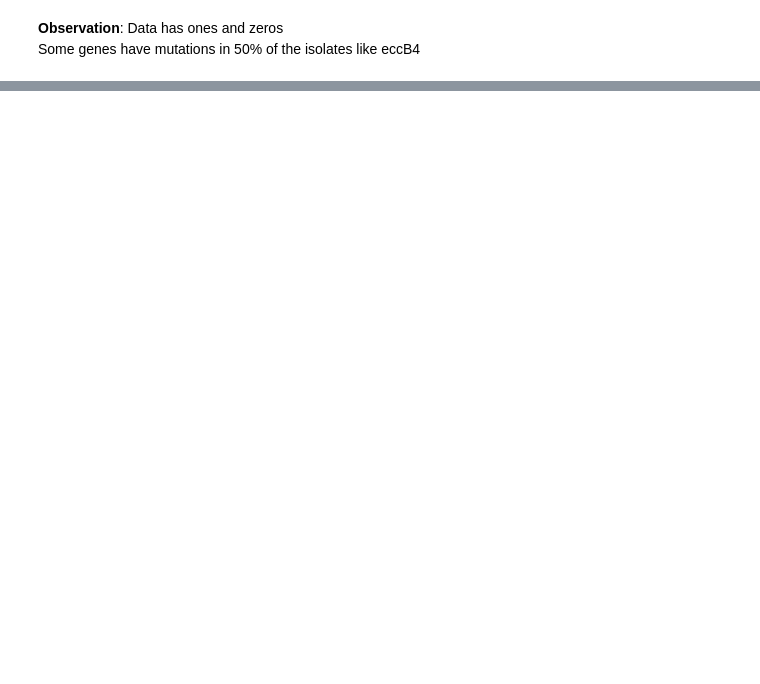
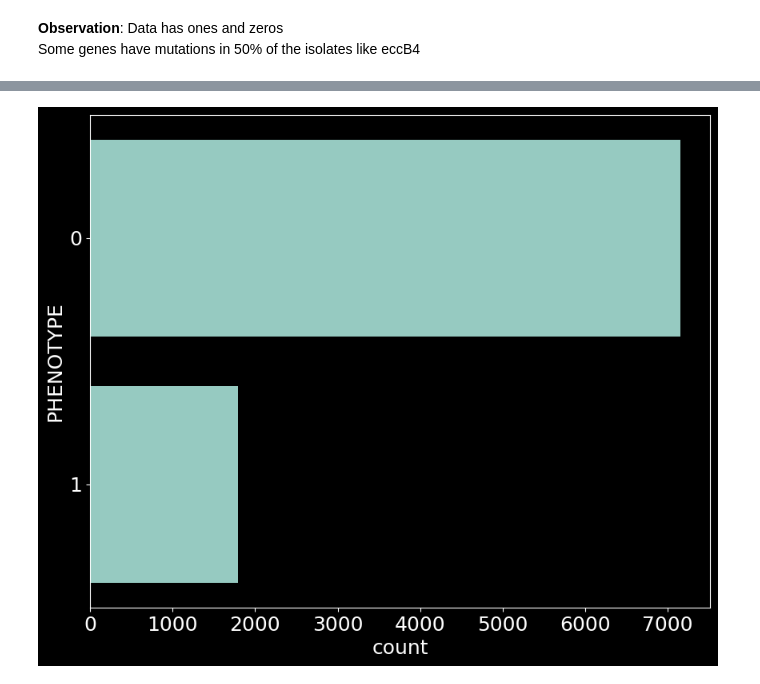
Before and after one commit to VinylBr/DeepLearningvsML_TBResistancePrediction, a Jupyter notebook: Project_184026002.ipynb, the cells around one changed output, grey strips where cells are left out. Drawn from its saved outputs; the diff is of its cells as text; code cells hidden in the pictures; blank space fills up the shorter version.

Commit message:
First RF model

```diff
--- a/Project_184026002.ipynb
+++ b/Project_184026002.ipynb
@@ -9,3 +7,16 @@ import gdown #to download from gdrive
+# %%
+import pandas as pd
+import numpy as np
+import gdown #to download from gdrive
+import seaborn as sns
+import matplotlib.pyplot as plt
+plt.style.use(['dark_background'])
+plt.rcParams.update({'font.size':18})
+from sklearn.decomposition import TruncatedSVD
+from sklearn.manifold import TSNE
+from sklearn.ensemble import RandomForestClassifier
+from sklearn.model_selection import train_test_split
+from sklearn.model_selection import GridSearchCV
 # %% [markdown]
 # Upload Datasets
 ----
@@ -122,0 +224,6 @@ Some genes have mutations in 50% of the isolates like eccB4
+# %%
+fig, ax = plt.subplots(figsize = (10,8))
+sns.countplot(y = df_data.PHENOTYPE, ax = ax)
+plt.show()
+# %% [output]
+[figure, added]
```
Also changed, not shown: parts of 65 cells of this notebook.
